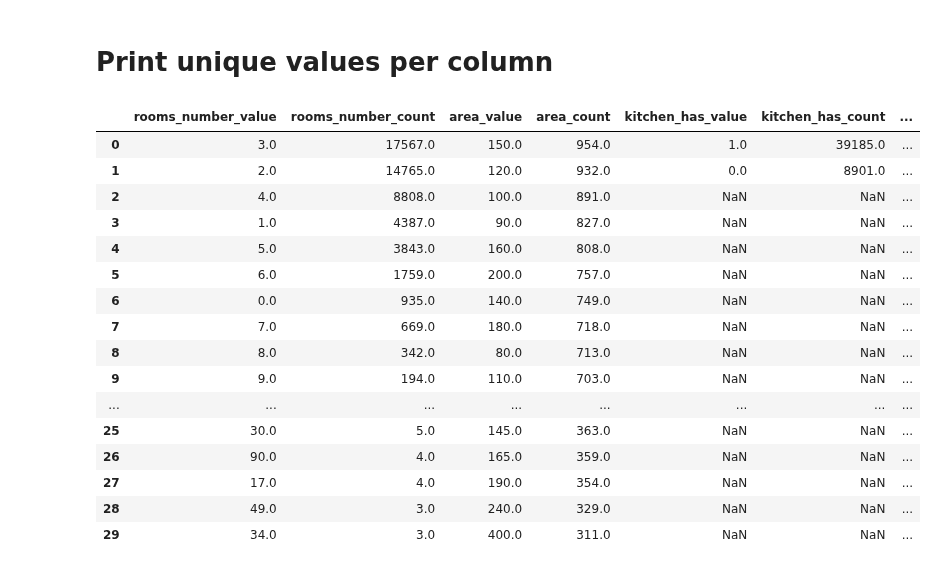
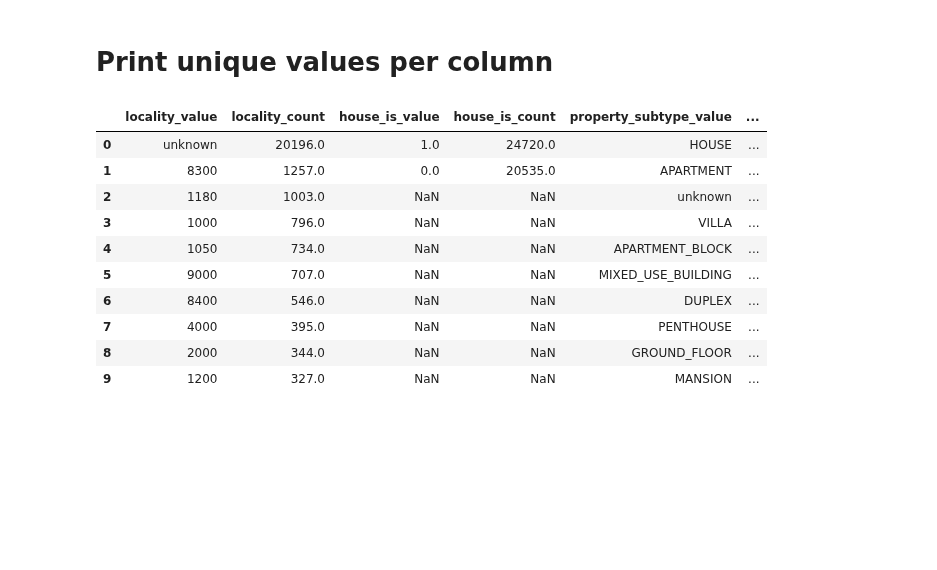
Before and after one commit to phfimmers/Data_visualization, a Jupyter notebook: Data-Cleaning/combined_data_cleaning.ipynb, the cells around one changed output. Cells and saved outputs as stored; diff of their text form; code cells hidden in the pictures; blank space fills up the shorter version.

```diff
--- a/Data-Cleaning/combined_data_cleaning.ipynb
+++ b/Data-Cleaning/combined_data_cleaning.ipynb
@@ -581,28 +581,22 @@ df['region'] = df['locality'].apply(get_region)
 # %%
 uniques = pd.DataFrame()
 for col in df:
     col_uniques = pd.DataFrame({f'{col}_value': df[f'{col}'].value_counts().index,
                                 f'{col}_count': df[f'{col}'].value_counts().values})
     uniques = pd.concat([uniques, col_uniques], axis = 1)
 
-uniques.iloc[0:30, 10:20].head(30)
+uniques.iloc[0:30, 0:20].head(10)
 # %% [output]
-|  | rooms_number_value | rooms_number_count | area_value | area_count | kitchen_has_value | kitchen_has_count | ... |
-| 0 | 3.0 | 17567.0 | 150.0 | 954.0 | 1.0 | 39185.0 | ... |
-| 1 | 2.0 | 14765.0 | 120.0 | 932.0 | 0.0 | 8901.0 | ... |
-| 2 | 4.0 | 8808.0 | 100.0 | 891.0 | NaN | NaN | ... |
-| 3 | 1.0 | 4387.0 | 90.0 | 827.0 | NaN | NaN | ... |
-| 4 | 5.0 | 3843.0 | 160.0 | 808.0 | NaN | NaN | ... |
-| 5 | 6.0 | 1759.0 | 200.0 | 757.0 | NaN | NaN | ... |
-| 6 | 0.0 | 935.0 | 140.0 | 749.0 | NaN | NaN | ... |
-| 7 | 7.0 | 669.0 | 180.0 | 718.0 | NaN | NaN | ... |
-| 8 | 8.0 | 342.0 | 80.0 | 713.0 | NaN | NaN | ... |
-| 9 | 9.0 | 194.0 | 110.0 | 703.0 | NaN | NaN | ... |
-| ... | ... | ... | ... | ... | ... | ... | ... |
-| 25 | 30.0 | 5.0 | 145.0 | 363.0 | NaN | NaN | ... |
-| 26 | 90.0 | 4.0 | 165.0 | 359.0 | NaN | NaN | ... |
-| 27 | 17.0 | 4.0 | 190.0 | 354.0 | NaN | NaN | ... |
-| 28 | 49.0 | 3.0 | 240.0 | 329.0 | NaN | NaN | ... |
-| 29 | 34.0 | 3.0 | 400.0 | 311.0 | NaN | NaN | ... |
+|  | locality_value | locality_count | house_is_value | house_is_count | property_subtype_value | ... |
+| 0 | unknown | 20196.0 | 1.0 | 24720.0 | HOUSE | ... |
+| 1 | 8300 | 1257.0 | 0.0 | 20535.0 | APARTMENT | ... |
+| 2 | 1180 | 1003.0 | NaN | NaN | unknown | ... |
+| 3 | 1000 | 796.0 | NaN | NaN | VILLA | ... |
+| 4 | 1050 | 734.0 | NaN | NaN | APARTMENT_BLOCK | ... |
+| 5 | 9000 | 707.0 | NaN | NaN | MIXED_USE_BUILDING | ... |
+| 6 | 8400 | 546.0 | NaN | NaN | DUPLEX | ... |
+| 7 | 4000 | 395.0 | NaN | NaN | PENTHOUSE | ... |
+| 8 | 2000 | 344.0 | NaN | NaN | GROUND_FLOOR | ... |
+| 9 | 1200 | 327.0 | NaN | NaN | MANSION | ... |
 # %%
 df.to_csv('../csv_files/cleaned_properties.csv')
```
Also changed, not shown: 5 other files.
